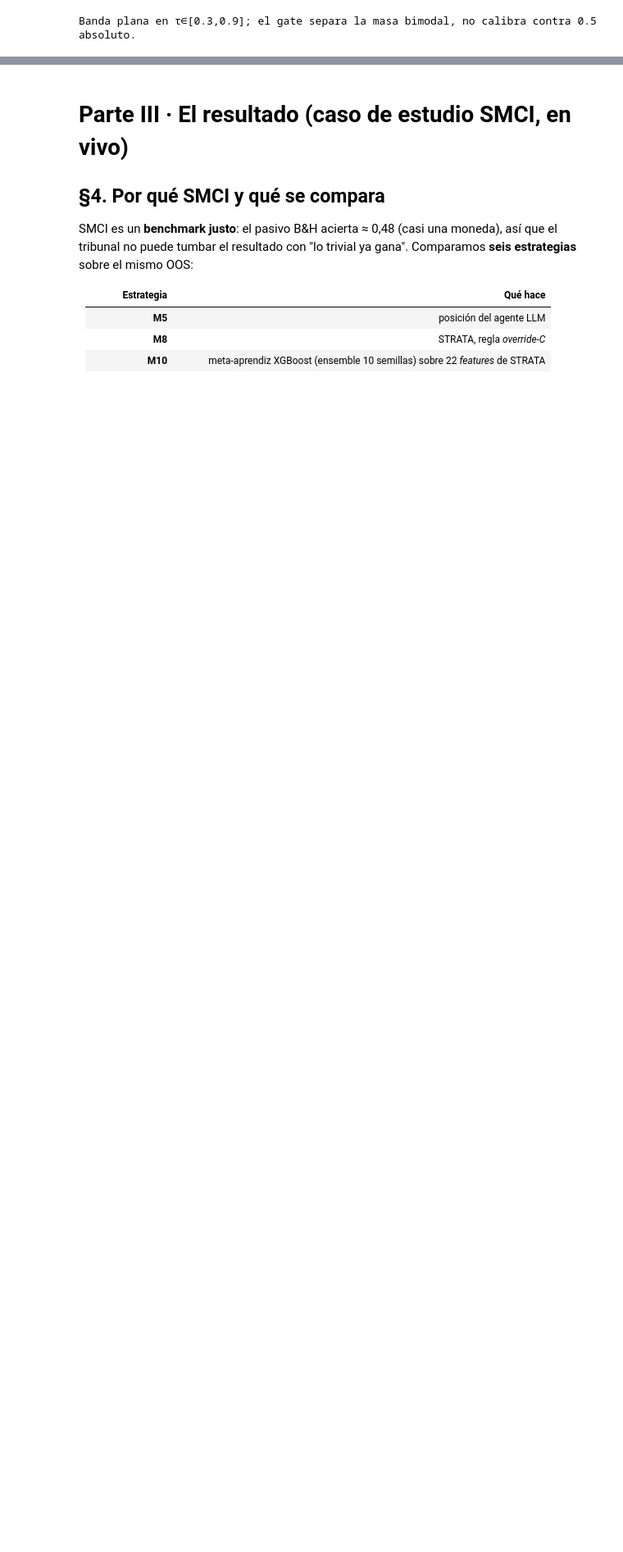
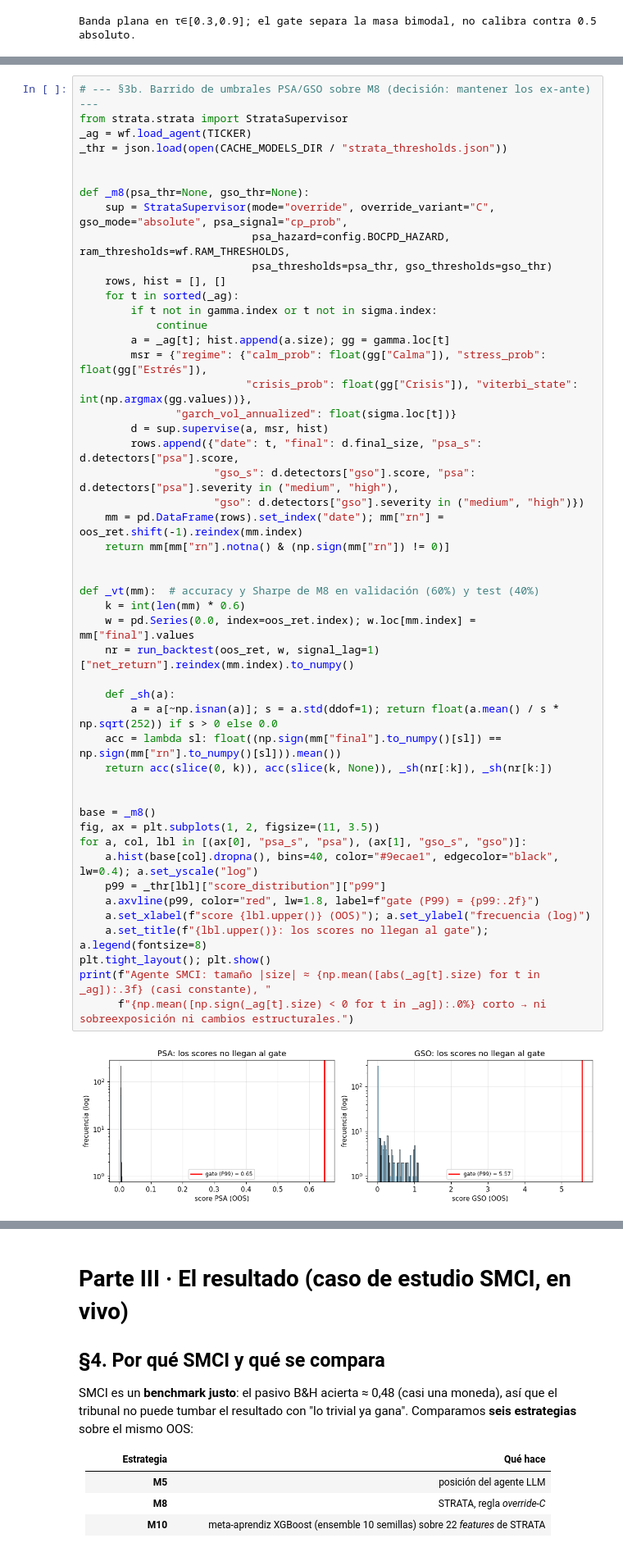
Before and after one commit to RaquelGarciah/Real-time-statistical-supervision-of-an-AI-trading-agent, a Jupyter notebook: notebooks/STRATA_SMCI.ipynb, the cells around one changed output, grey strips where cells are left out. Shown at 82% size. Cells and saved outputs as stored; diff of their text form; blank space fills up the shorter version.

```diff
--- a/notebooks/STRATA_SMCI.ipynb
+++ b/notebooks/STRATA_SMCI.ipynb
@@ -403,0 +424,51 @@ Banda plana en τ∈[0.3,0.9]; el gate separa la masa bimodal, no calibra contra
+# %%
+# --- §3b. Barrido de umbrales PSA/GSO sobre M8 (decisión: mantener los ex-ante) ---
+from strata.strata import StrataSupervisor
+_ag = wf.load_agent(TICKER)
+_thr = json.load(open(CACHE_MODELS_DIR / "strata_thresholds.json"))
+
+
+def _m8(psa_thr=None, gso_thr=None):
+    sup = StrataSupervisor(mode="override", override_variant="C", gso_mode="absolute", psa_signal="cp_prob",
+                           psa_hazard=config.BOCPD_HAZARD, ram_thresholds=wf.RAM_THRESHOLDS,
+                           psa_thresholds=psa_thr, gso_thresholds=gso_thr)
+    rows, hist = [], []
+    for t in sorted(_ag):
+        if t not in gamma.index or t not in sigma.index:
+            continue
+        a = _ag[t]; hist.append(a.size); gg = gamma.loc[t]
+        msr = {"regime": {"calm_prob": float(gg["Calma"]), "stress_prob": float(gg["Estrés"]),
+                          "crisis_prob": float(gg["Crisis"]), "viterbi_state": int(np.argmax(gg.values))},
+               "garch_vol_annualized": float(sigma.loc[t])}
+        d = sup.supervise(a, msr, hist)
+        rows.append({"date": t, "final": d.final_size, "psa_s": d.detectors["psa"].score,
+                     "gso_s": d.detectors["gso"].score, "psa": d.detectors["psa"].severity in ("medium", "high"),
+                     "gso": d.detectors["gso"].severity in ("medium", "high")})
+    mm = pd.DataFrame(rows).set_index("date"); mm["rn"] = oos_ret.shift(-1).reindex(mm.index)
+    return mm[mm["rn"].notna() & (np.sign(mm["rn"]) != 0)]
+
+
+def _vt(mm):  # accuracy y Sharpe de M8 en validación (60%) y test (40%)
+    k = int(len(mm) * 0.6)
+    w = pd.Series(0.0, index=oos_ret.index); w.loc[mm.index] = mm["final"].values
+    nr = run_backtest(oos_ret, w, signal_lag=1)["net_return"].reindex(mm.index).to_numpy()
+
+    def _sh(a):
+        a = a[~np.isnan(a)]; s = a.std(ddof=1); return float(a.mean() / s * np.sqrt(252)) if s > 0 else 0.0
+    acc = lambda sl: float((np.sign(mm["final"].to_numpy()[sl]) == np.sign(mm["rn"].to_numpy()[sl])).mean())
+    return acc(slice(0, k)), acc(slice(k, None)), _sh(nr[:k]), _sh(nr[k:])
+
+
+base = _m8()
+fig, ax = plt.subplots(1, 2, figsize=(11, 3.5))
+for a, col, lbl in [(ax[0], "psa_s", "psa"), (ax[1], "gso_s", "gso")]:
+    a.hist(base[col].dropna(), bins=40, color="#9ecae1", edgecolor="black", lw=0.4); a.set_yscale("log")
+    p99 = _thr[lbl]["score_distribution"]["p99"]
+    a.axvline(p99, color="red", lw=1.8, label=f"gate (P99) = {p99:.2f}")
+    a.set_xlabel(f"score {lbl.upper()} (OOS)"); a.set_ylabel("frecuencia (log)")
+    a.set_title(f"{lbl.upper()}: los scores no llegan al gate"); a.legend(fontsize=8)
+plt.tight_layout(); plt.show()
+print(f"Agente SMCI: tamaño |size| ≈ {np.mean([abs(_ag[t].size) for t in _ag]):.3f} (casi constante), "
+      f"{np.mean([np.sign(_ag[t].size) < 0 for t in _ag]):.0%} corto → ni sobreexposición ni cambios estructurales.")
+# %% [output]
+[figure, added]
```
Also changed, not shown: parts of 5 cells of this notebook, 1 other file.
